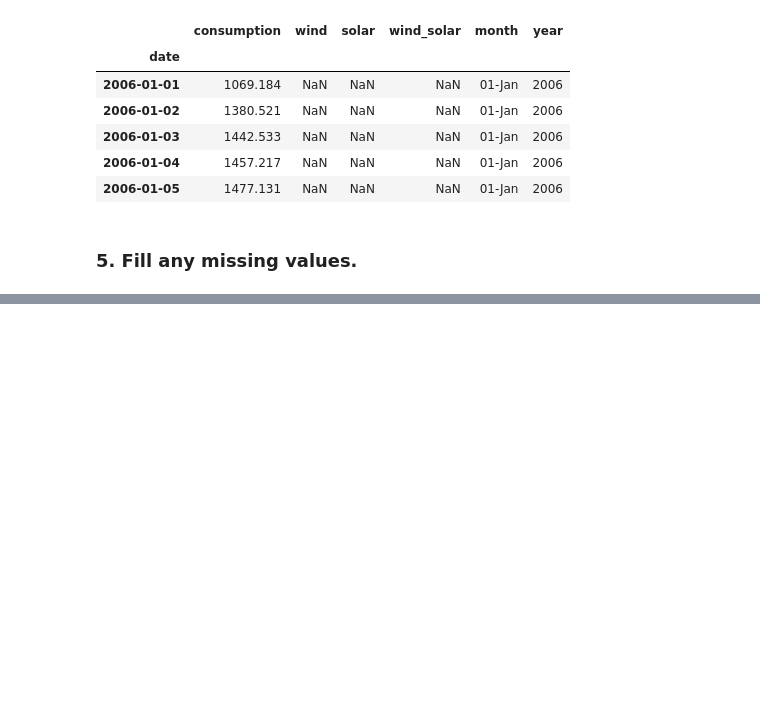
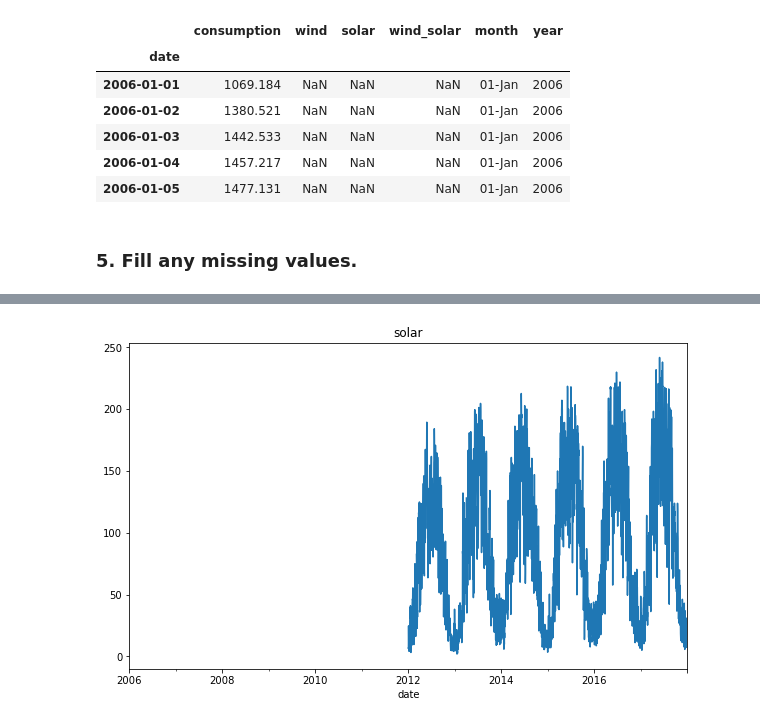
Before and after one commit to patrickamwayi/time-series-exercises, a Jupyter notebook: prepare.ipynb, the cells around one changed output, grey strips where cells are left out. Saved outputs shown, nothing was run; the diff lists cells and outputs as text; code cells hidden in the pictures; blank space fills up the shorter version.

```diff
--- a/prepare.ipynb
+++ b/prepare.ipynb
@@ -329,0 +392,9 @@ data.head()
+# %%
+#fill null with 0
+data.wind = data.wind.fillna(0)
+# %%
+#null values for solar
+data.solar.plot(title = "solar")
+plt.show()
+# %% [output]
+[figure, added]
```
Also changed, not shown: parts of 23 cells of this notebook.
